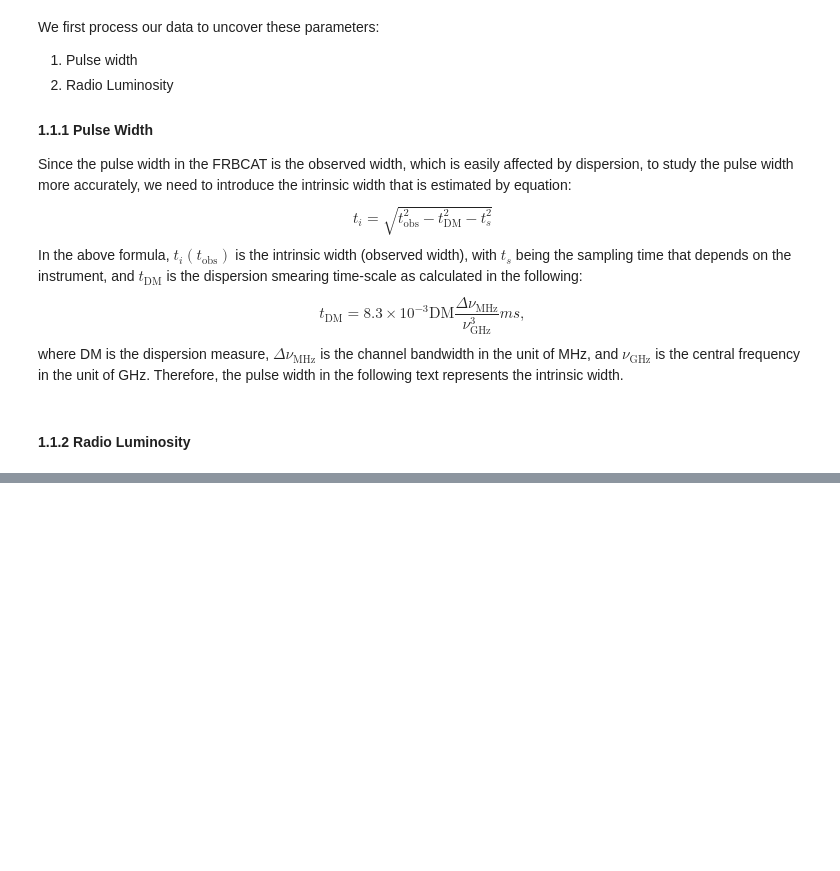
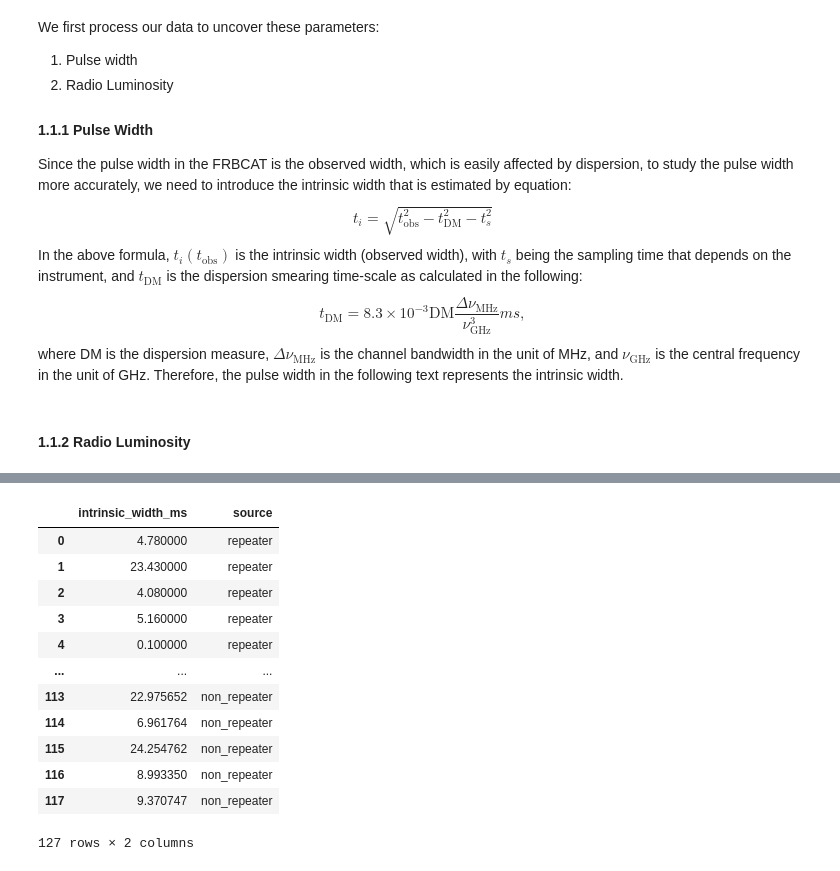
Before and after one commit to Thaza-Kun/sarjana, a Jupyter notebook: notebooks/06-repeaters-and-non-repeaters-statisticaly-similar-ensembles.ipynb, the cells around one changed output, grey strips where cells are left out. Saved outputs shown, nothing was run; the diff lists cells and outputs as text; code cells hidden in the pictures; blank space fills up the shorter version.

```diff
--- a/notebooks/06-repeaters-and-non-repeaters-statisticaly-similar-ensembles.ipynb
+++ b/notebooks/06-repeaters-and-non-repeaters-statisticaly-similar-ensembles.ipynb
@@ -222,5 +224,13 @@ selected_data.loc[:, 'intrinsic_width_ms'] = instrinsic_width(
     selected_data['dm'],
     selected_data['bandwidth_MHz'],
     selected_data['center_freq_MHz']*0.001)
+# %%
+frbcat.loc[:, 'intrinsic_width_ms'] = instrinsic_width(
+    frbcat['rmp_width'],
+    frbcat['sampling_time'],
+    frbcat['rmp_dm'],
+    frbcat['bandwidth_MHz'],
+    frbcat['center_freq_MHz']*0.001
+)
 # %% [markdown]
 #### 1.1.2 Radio Luminosity
@@ -226,0 +366,21 @@ selected_data.loc[:, 'intrinsic_width_ms'] = instrinsic_width(
+# %%
+a = xianghan.rename(columns={'Intrinsic width (ms)':'intrinsic_width_ms', 'Sources': 'frb'})[['intrinsic_width_ms', 'frb']]
+b = frbcat.rename(columns={'frb_name':'frb'})[['intrinsic_width_ms', 'frb']]
+a['source'] = 'repeater'
+b['source'] = 'non_repeater'
+together = pd.concat([a,b])[['intrinsic_width_ms', 'source']]
+together
+# %% [output]
+|  | intrinsic_width_ms | source |
+| 0 | 4.780000 | repeater |
+| 1 | 23.430000 | repeater |
+| 2 | 4.080000 | repeater |
+| 3 | 5.160000 | repeater |
+| 4 | 0.100000 | repeater |
+| ... | ... | ... |
+| 113 | 22.975652 | non_repeater |
+| 114 | 6.961764 | non_repeater |
+| 115 | 24.254762 | non_repeater |
+| 116 | 8.993350 | non_repeater |
+| 117 | 9.370747 | non_repeater |
+127 rows × 2 columns
```
Also changed, not shown: parts of 16 cells of this notebook, 7 other files.
